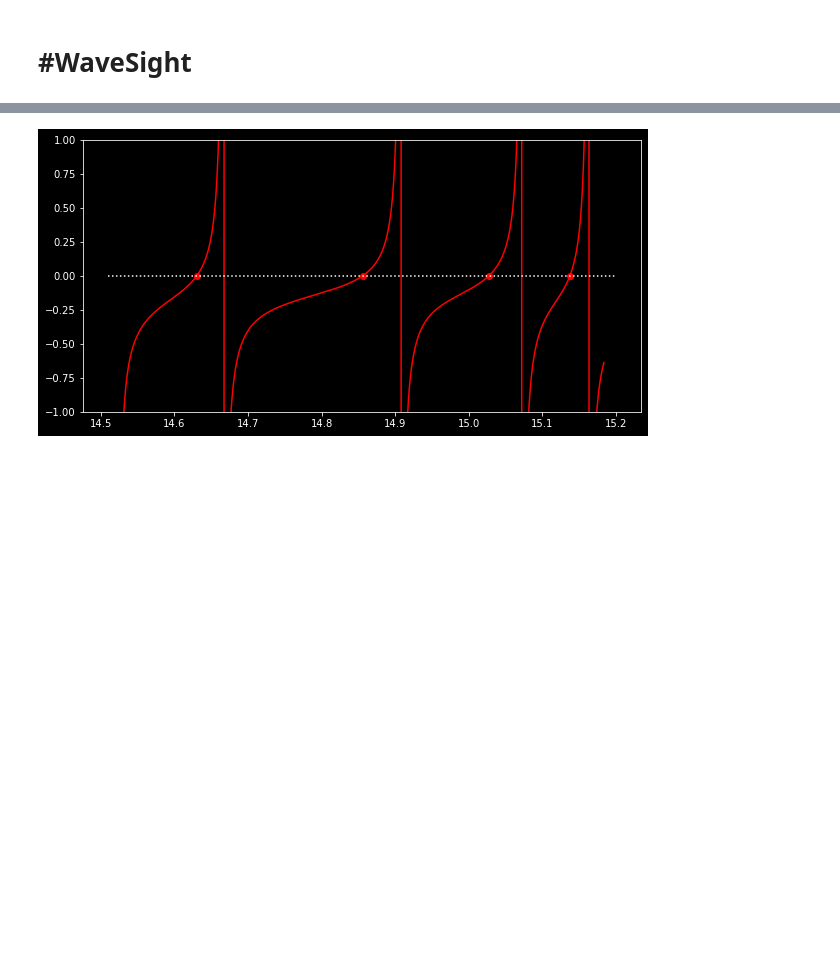
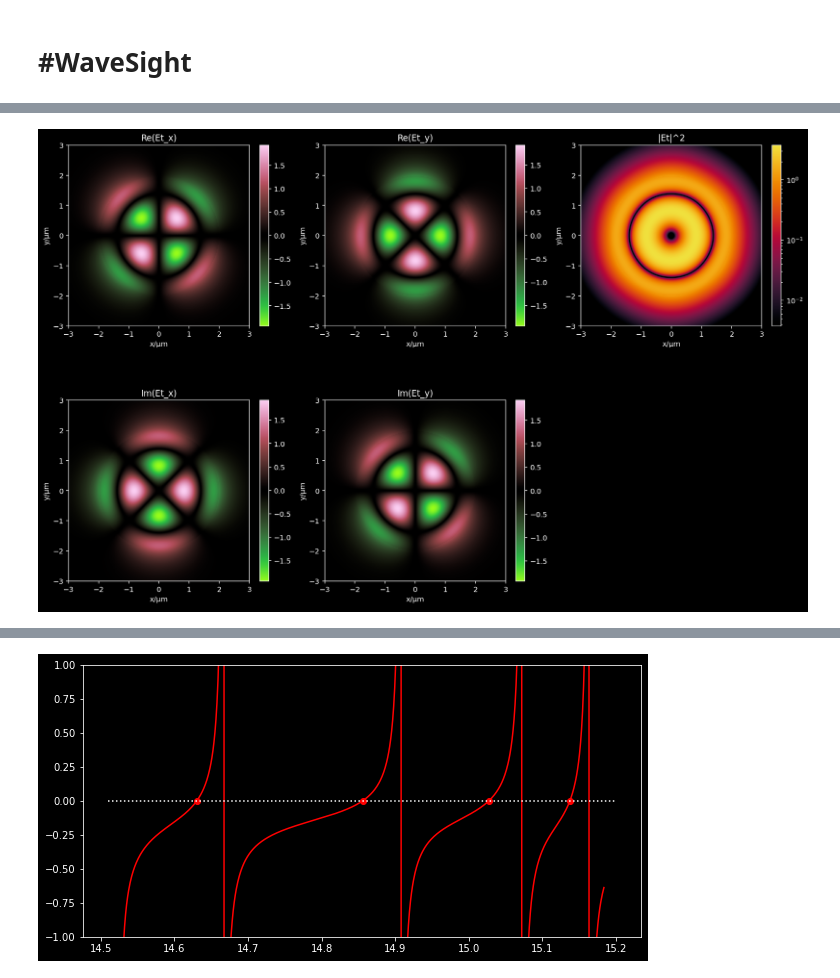
Before and after one commit to zia-lab/wavesight, a Jupyter notebook: wavesight.ipynb, the cells around one changed output, grey strips where cells are left out. Cells and saved outputs as stored; diff of their text form; code cells hidden in the pictures; blank space fills up the shorter version.

```diff
--- a/wavesight.ipynb
+++ b/wavesight.ipynb
@@ -15,0 +131,72 @@ The autoreload extension is already loaded. To reload it, use:
+# %%
+xrange = np.linspace(-b, b, 200)
+yrange = np.linspace(-b, b, 200)
+X, Y = np.meshgrid(xrange, yrange)
+Etvals1 = Et1(X, Y)
+Etvals2 = Et2(X, Y)
+Htvals1 = Ht1(X, Y)
+Htvals2 = Ht2(X, Y)
+# %%
+fieldarray1 = np.real(Etvals1[0,:,])
+fieldarray1[X**2 + Y**2 > a**2] = 0
+fieldarray2 = np.real(Etvals2[0,:,])
+fieldarray2[X**2 + Y**2 < a**2] = 0
+fieldarray_x = fieldarray1 + fieldarray2
+
+fieldarray1 = np.real(Etvals1[1,:,])
+fieldarray1[X**2 + Y**2 > a**2] = 0
+fieldarray2 = np.real(Etvals2[1,:,])
+fieldarray2[X**2 + Y**2 < a**2] = 0
+fieldarray_y = fieldarray1 + fieldarray2
+
+fieldarray1 = np.real(Etvals1[0,:,])**2 + np.real(Etvals1[1,:,])**2
+fieldarray1[X**2 + Y**2 > a**2] = 0
+fieldarray2 = np.real(Etvals2[0,:,])**2 + np.real(Etvals2[1,:,])**2
+fieldarray2[X**2 + Y**2 < a**2] = 0
+fieldarray_mag2 = fieldarray1 + fieldarray2
+
+fieldarray1 = np.imag(Etvals1[0,:,])
+fieldarray1[X**2 + Y**2 > a**2] = 0
+fieldarray2 = np.imag(Etvals2[0,:,])
+fieldarray2[X**2 + Y**2 < a**2] = 0
+fieldarray_xim = fieldarray1 + fieldarray2
+
+fieldarray1 = np.imag(Etvals1[1,:,])
+fieldarray1[X**2 + Y**2 > a**2] = 0
+fieldarray2 = np.imag(Etvals2[1,:,])
+fieldarray2[X**2 + Y**2 < a**2] = 0
+fieldarray_yim = fieldarray1 + fieldarray2
+
+plotfields = [fieldarray_x, fieldarray_y, fieldarray_mag2, fieldarray_xim, fieldarray_yim]
+
+labels = ['Re(Et_x)', 'Re(Et_y)', '|Et|^2', 'Im(Et_x)', 'Im(Et_y)']
+
+fig, axes = plt.subplots(nrows = 2, ncols=3, figsize=(15,10))
+
+for idx, (pfield, label) in enumerate(zip(plotfields, labels)):
+    ax = axes[idx//3, idx%3]
+    if label == '|Et|^2':
+        cmap = cm.ember
+        maxmag2 = np.max(fieldarray_mag2)
+        iplot = ax.imshow(fieldarray_mag2,
+                norm=LogNorm(vmin=maxmag2*1e-3, vmax=maxmag2),
+                cmap=cmap,
+                extent=[-a*1.5, a*1.5, -a*1.5, a*1.5])
+    else:
+        cmap = cm.watermelon
+        iplot = ax.imshow(pfield,
+            cmap=cmap,
+            extent=[-a*1.5, a*1.5, -a*1.5, a*1.5])
+    ax.set_title(label)
+    ax.set_xlabel('x/µm')
+    ax.set_ylabel('y/µm')
+    divider = make_axes_locatable(ax)
+    cax = divider.append_axes("right", size="5%", pad=0.2)
+    plt.colorbar(iplot, cax=cax)
+
+axes[1,2].set_axis_off()
+
+plt.tight_layout()
+plt.show()
+# %% [output]
+[figure, added]
```
Also changed, not shown: parts of 17 cells of this notebook, 3 other files.
